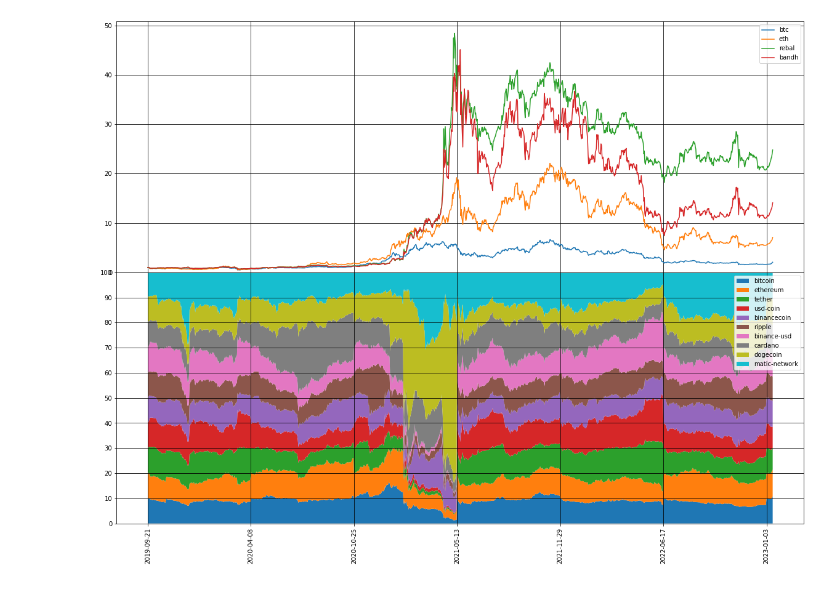
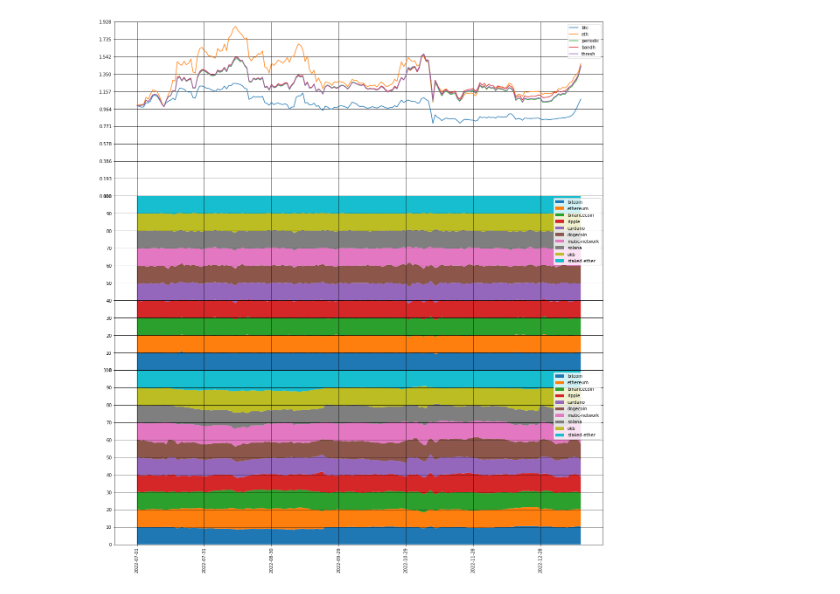
Before and after one commit to PaulGutkovich/Project1_Rebalance, a Jupyter notebook: rebalance.ipynb, the cells around one changed output. Cells and saved outputs as stored; diff of their text form; code cells hidden in the pictures.

Commit message:
added threshold rebalancing, returns tables

```diff
--- a/rebalance.ipynb
+++ b/rebalance.ipynb
@@ -140,36 +294,45 @@ def top_n_buy_and_hold(n, coins_all, ps, allocations="equal", starting=1000000):
-# %%
-df = rebalance(10, coins, prices, period=200)
-dfbh = top_n_buy_and_hold(10, coins, prices)
 # %%
-def top_10_portfolio_plot(coins, prices, period=200):
-    fig, ax = plt.subplots(2, 1, figsize=(20,15), sharex=True)
+def top_10_portfolio_plot(coins, prices, period=30, threshold=15, from_date="2018-01-01", to_date="2023-01-15"):
+    fig, ax = plt.subplots(3, 1, figsize=(20,22), sharex=True)
     ax1 = ax[0]
     ax2 = ax[1]
+    ax3 = ax[2]
     plt.subplots_adjust(wspace=0, hspace=0)
 
-    df = rebalance(10, coins, prices, period=period)
-    dfbh = top_n_buy_and_hold(10, coins, prices)
+    df_period = top_n_period_rebalance(10, coins, prices, period=period, from_date=from_date, to_date=to_date)
+    df_thresh = top_n_threshold_rebalance(10, coins, prices, threshold=threshold, from_date=from_date, to_date=to_date)
+    dfbh = top_n_buy_and_hold(10, coins, prices, from_date=from_date, to_date=to_date)
 
-    n = df.shape[0]
-    ax1.plot(df['date'].values, prices['bitcoin_price'][-n:].values/prices['bitcoin_price'][-n:].values[0], label='btc')
+    n = df_period.shape[0]
+    ax1.plot(df_period['date'].values, prices['bitcoin_price'][-n:].values/prices['bitcoin_price'][-n:].values[0], label='btc')
     ax1.plot(prices['ethereum_price'][-n:].values/prices['ethereum_price'][-n:].values[0], label='eth')
-    ax1.plot(df["portfolio_value"].values/df["portfolio_value"].values[0], label='rebal')
+    ax1.plot(df_period["portfolio_value"].values/df_period["portfolio_value"].values[0], label='periodic')
     ax1.plot(dfbh["portfolio_value"].values/dfbh["portfolio_value"].values[0], label='bandh')
-    ax1.xaxis.set_ticks(np.arange(0,n,period))
-    ax1.yaxis.set_ticks(np.arange(0,60,10))
+    ax1.plot(df_thresh["portfolio_value"].values/df_thresh["portfolio_value"].values[0], label='thresh')
+    ax1.xaxis.set_ticks(np.arange(0,n,max(period,30)))
+    maxy=ax1.get_ylim()[1]
+    ax1.yaxis.set_ticks(np.arange(0,maxy+0.1,maxy/10.))
     ax1.set_ylim(ymin=0)
     ax1.grid(True, color='k', linestyle='-')
     ax1.legend()
 
-    allocations = df[[c+'_percent' for c in coins[:10]]].values.T
-    ax2.xaxis.set_ticks(np.arange(0,n,period))
+    allocations = df_period[[c+'_percent' for c in coins[:10]]].values.T
+    ax2.xaxis.set_ticks(np.arange(0,n,max(period,30)))
     ax2.yaxis.set_ticks(np.arange(0,110,10))
     ax2.grid(True, color='k', linestyle='-')
-    ax2.stackplot(df['date'].values, allocations[0], allocations[1], allocations[2], allocations[3], allocations[4], allocations[5], allocations[6], allocations[7], allocations[8], allocations[9], labels=coins[:10])
+    ax2.stackplot(df_period['date'].values, allocations[0], allocations[1], allocations[2], allocations[3], allocations[4], allocations[5], allocations[6], allocations[7], allocations[8], allocations[9], labels=coins[:10])
     ax2.set_ylim(ymax=100)
     plt.xticks(rotation=90)
     ax2.legend()
+
+    allocations = df_thresh[[c+'_percent' for c in coins[:10]]].values.T
+    ax3.xaxis.set_ticks(np.arange(0,n,max(period,30)))
+    ax3.yaxis.set_ticks(np.arange(0,110,10))
+    ax3.grid(True, color='k', linestyle='-')
+    ax3.stackplot(df_thresh['date'].values, allocations[0], allocations[1], allocations[2], allocations[3], allocations[4], allocations[5], allocations[6], allocations[7], allocations[8], allocations[9], labels=coins[:10])
+    ax3.set_ylim(ymax=100)
+    ax3.legend()
 # %%
-top_10_portfolio_plot(coins, prices, period=200)
+top_10_portfolio_plot(coins, prices, period=3, threshold=30, from_date="2022-07-01")
 # %% [output]
-[figure, old version]
+[figure, new version]
```
Also changed, not shown: parts of 13 cells of this notebook.
